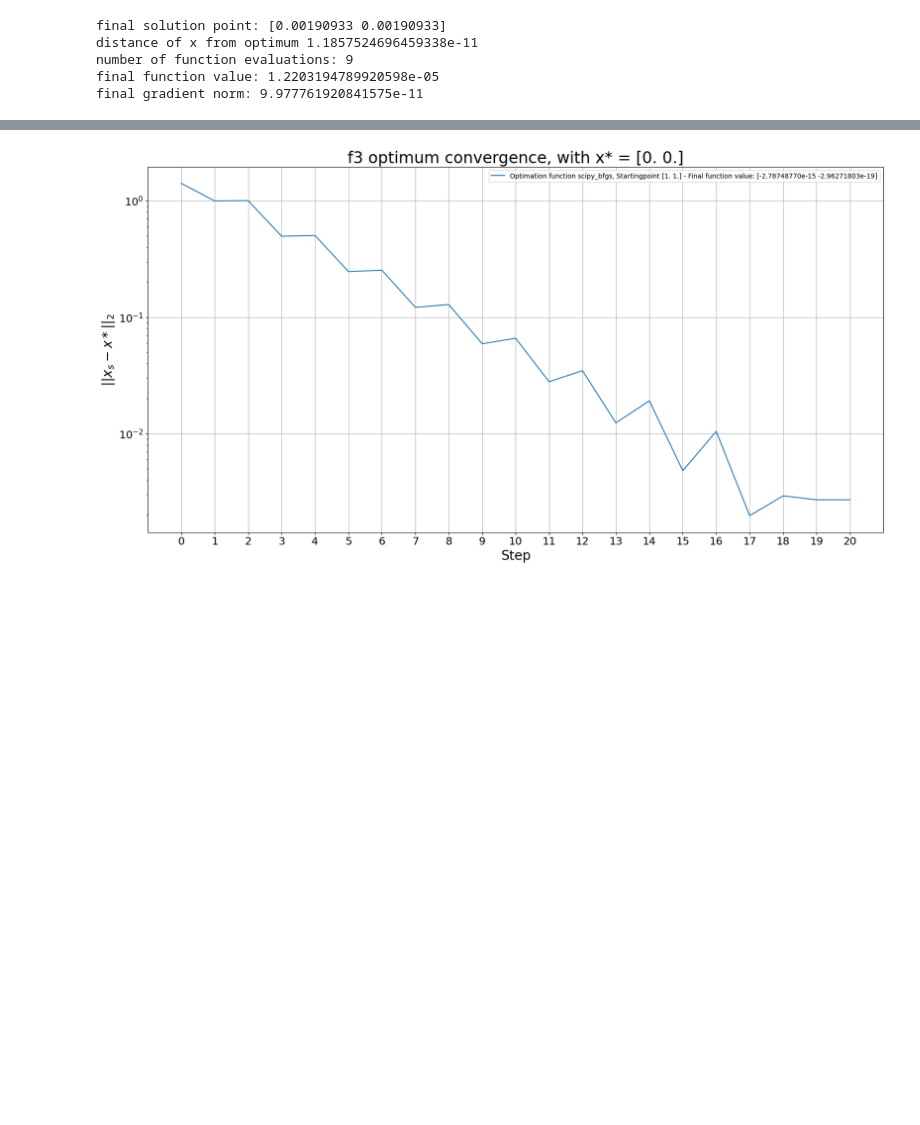
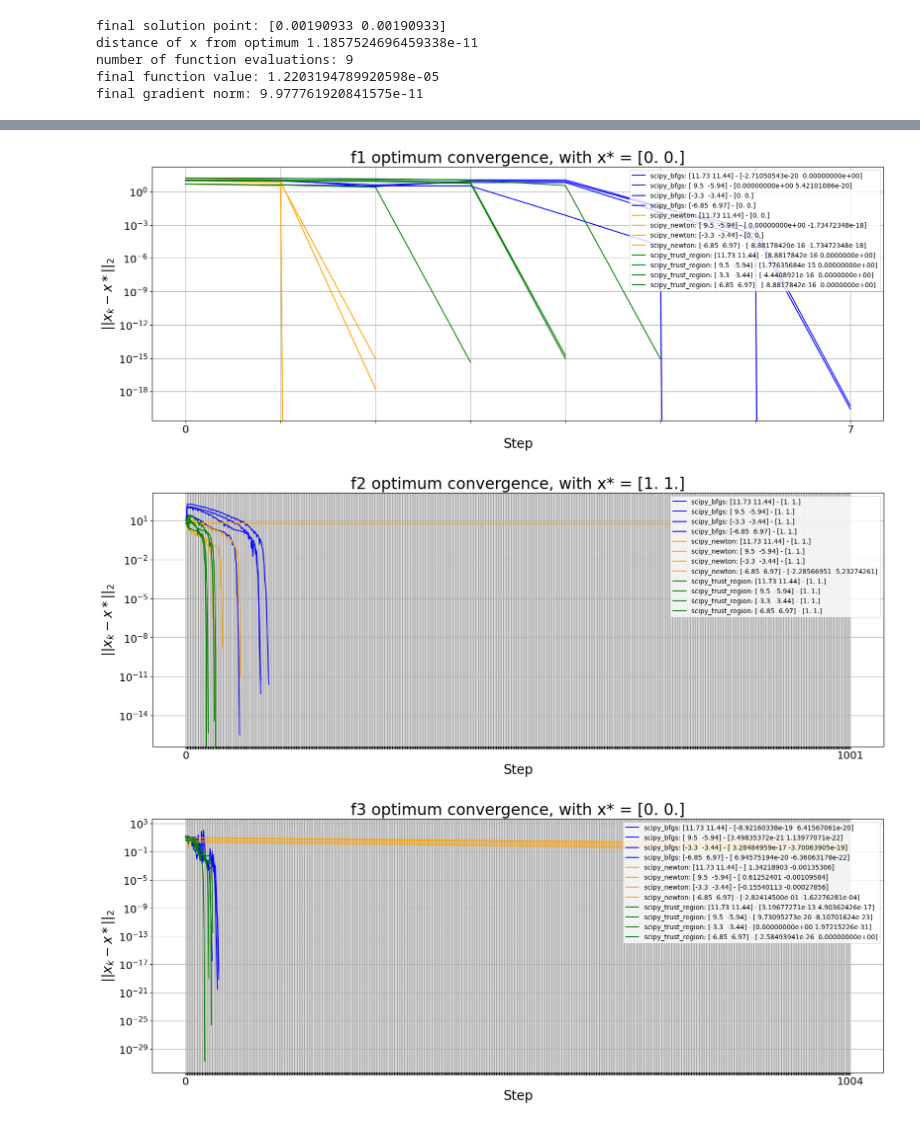
Before and after one commit to mVigholt/NO, a Jupyter notebook: Week 1/Assignment_Notebook.ipynb, the cells around one changed output, grey strips where cells are left out. Drawn from its saved outputs; the diff is of its cells as text; code cells hidden in the pictures; blank space fills up the shorter version.

```diff
--- a/Week 1/Assignment_Notebook.ipynb
+++ b/Week 1/Assignment_Notebook.ipynb
@@ -73,8 +73,8 @@ F4 = np.array(["f4", f4, df4, Hf4])
 F5 = np.array(["f5", f5, df5, Hf5])
 F = np.array([F1, F2, F3, F4, F5])
 
-O1 = np.array(["scipy_bfgs", scipy_bfgs])
-O2 = np.array(["scipy_newton", scipy_newton])
-O3 = np.array(["scipy_trust_region", scipy_trust_region])
+O1 = np.array(["scipy_bfgs", scipy_bfgs, 'blue'])
+O2 = np.array(["scipy_newton", scipy_newton, 'orange'])
+O3 = np.array(["scipy_trust_region", scipy_trust_region, 'green'])
 O = np.array([O1, O2, O3])
 # %%
@@ -113,25 +116,41 @@ for f in F:
 # %%
-# randomize startingpoints!
-def Oplot(f, O):
-    x0=np.ones(2)
-    plt.figure(figsize=(20, 10))
-    plt.yscale("log") #value : {"linear", "log", "symlog", "logit", ...}
+def plot_optimizers(F, O, xs):
+    for f in F:
+        plt.figure(figsize=(20, 7))
+        plt.yscale("log") #value : {"linear", "log", "symlog", "logit", ...}
+        optimal = x_opt(f[0], 2)
+        t = 0
+        for o in O:
+            for x0 in xs:
+                max_iterations, epsilon = 1000, 1.e-10
+                if (o[1] == scipy_bfgs):
+                    xk,grad_norms = o[1](f[1],f[2],x0,max_iterations,epsilon)
+                else:
+                    xk,grad_norms = o[1](f[1],f[2],f[3],x0,max_iterations,epsilon)
+                t = (len(xk) if t < len(xk) else t)
+                N = [np.linalg.norm(v, ord=2) for v in xk-np.full_like(xk, optimal)]
+                label = f"{o[0]}: {np.array2string(x0, precision=2)} - {xk[-1]}"
+                plt.plot(range(0,len(xk)), N, label = label, color = o[2])
+        plt.legend(loc='upper right')
+        plt.title(f"{f[0]} optimum convergence, with x* = {optimal}", fontsize=24)
+        plt.xlabel("Step", fontsize=20)
+        plt.ylabel("$||x_k - x*||_2$", fontsize=20)
+        xticks_labels = [str(pos) if (pos == 0 or pos == t-1) else '' for pos in range(0, t)]
+        plt.xticks(range(0, t), xticks_labels, fontsize=16)
+        plt.yticks(fontsize=16)
+        plt.grid()
+        plt.show()
 
-    for o in O:
-        xs,grad_norms = scipy_trust_region(f[1],f[2],f[3],x0, 1000, 1.e-10)
-        N = [np.linalg.norm(v, ord=2) for v in xs-np.full_like(xs, optimal)]
-        label = f"Optimation function {o[0]}, Startingpoint {x0} - Final function value: {xs[-1]}"
-        plt.plot(range(0,len(xs)), N, label = label)
-    plt.legend()
-    plt.title(f"{f[0]} optimum convergence, with x* = {x_opt(f[0], 2)}", fontsize=24)
-    plt.xlabel("Step", fontsize=20)
-    plt.ylabel("$||x_s - x*||_2$", fontsize=20)
-    plt.xticks(range(0,len(xs)), fontsize=16)
-    plt.yticks(fontsize=16)
-    plt.grid()
-    plt.show()
+xs = []
+for _ in range(4):
+    #np.random.normal(0, 10, size=2)
+    #np.random.uniform(-10, 10+1, size=2)
+    #np.random.randint(-10, 10+1, size=2)
+    #np.ones(2)
+    xs.append(np.random.normal(0, 10, size=2))
 
-for f in [F3]:
-    Oplot(f, [O1])
+plot_optimizers(F, O, xs)
 # %% [output]
-[figure, old version]
+[figure, new version]
+[figure, added]
+[figure, added]
```
Also changed, not shown: parts of 3 cells of this notebook.
